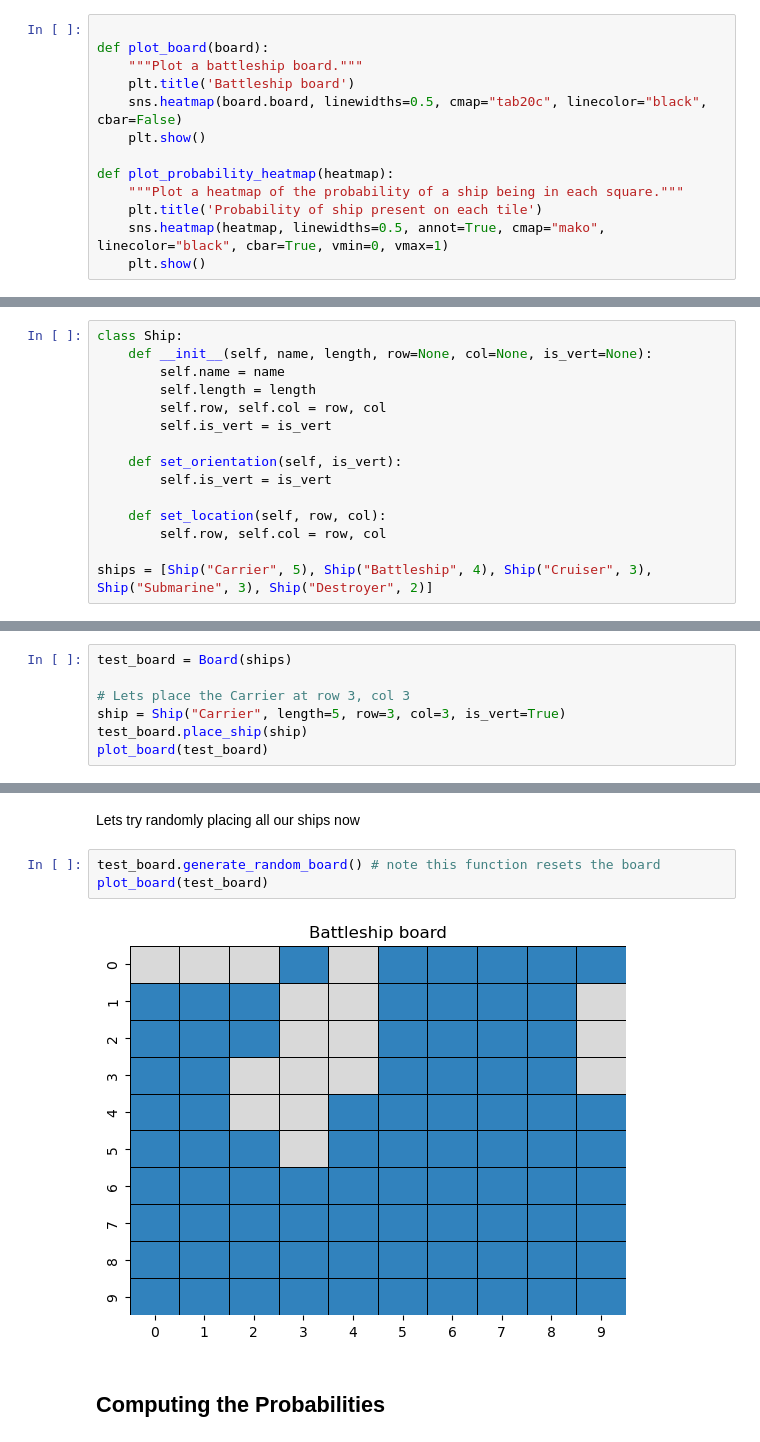
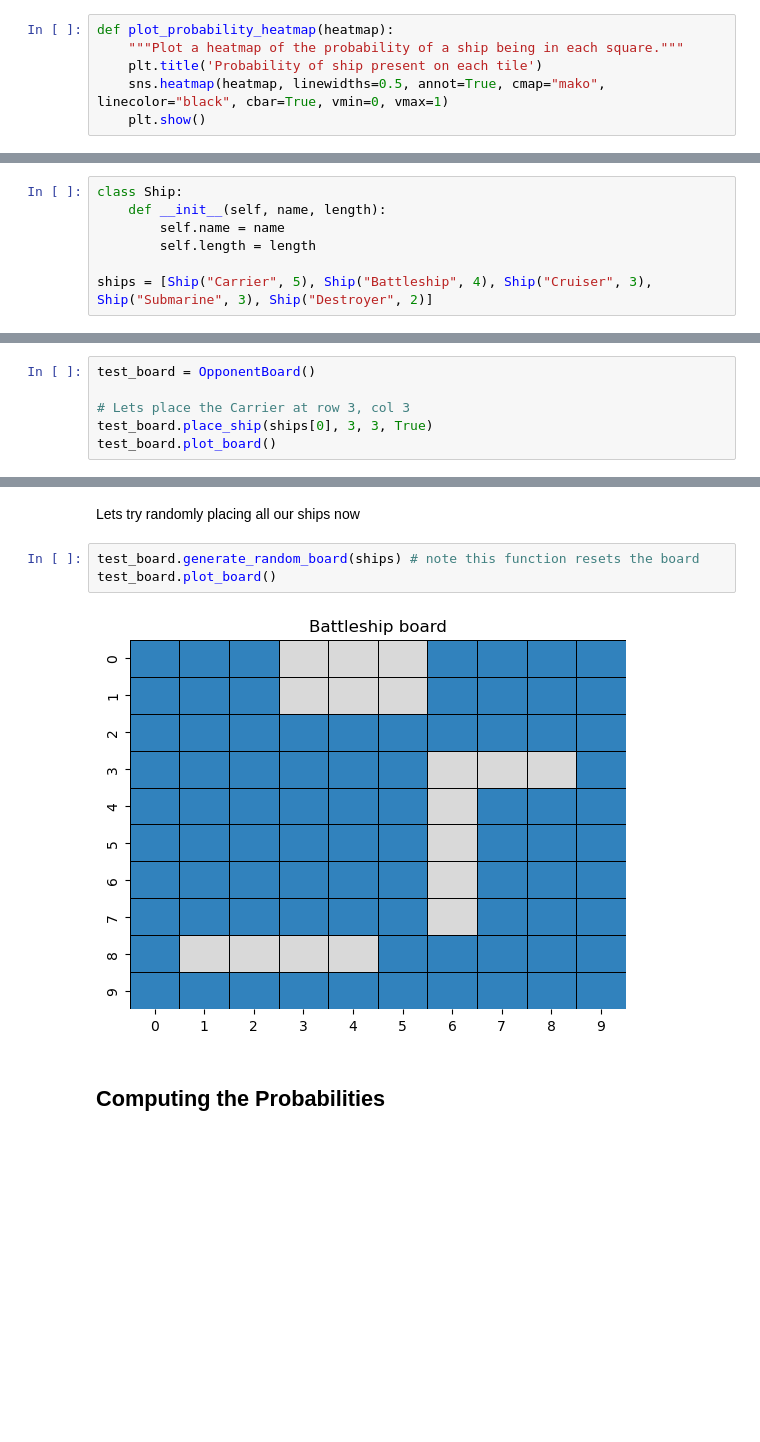
Before and after one commit to damienbose/battleship_analysis, a Jupyter notebook: battleship.ipynb, the cells around one changed output, grey strips where cells are left out. Cells and saved outputs as stored; diff of their text form; blank space fills up the shorter version.

Commit message:
Done opponent board

```diff
--- a/battleship.ipynb
+++ b/battleship.ipynb
@@ -14,13 +14,6 @@ random.seed(42)
 import seaborn as sns
 import matplotlib.pylab as plt
 # %%
-
-def plot_board(board):
-    """Plot a battleship board."""
-    plt.title('Battleship board')
-    sns.heatmap(board.board, linewidths=0.5, cmap="tab20c", linecolor="black", cbar=False)
-    plt.show()
-
 def plot_probability_heatmap(heatmap):
     """Plot a heatmap of the probability of a ship being in each square."""
     plt.title('Probability of ship present on each tile')
@@ -115,37 +100,28 @@ class Board:
 We then have 5 types of ships: Carried, Battleship, Cruiser, Submarine and Destroyer. These have length 5, 4, 3, 3 and 2 respectively.
 # %%
 class Ship:
-    def __init__(self, name, length, row=None, col=None, is_vert=None):
+    def __init__(self, name, length):
         self.name = name
         self.length = length
-        self.row, self.col = row, col
-        self.is_vert = is_vert
-
-    def set_orientation(self, is_vert):
-        self.is_vert = is_vert
-
-    def set_location(self, row, col):
-        self.row, self.col = row, col
 
 ships = [Ship("Carrier", 5), Ship("Battleship", 4), Ship("Cruiser", 3), Ship("Submarine", 3), Ship("Destroyer", 2)]
 # %% [markdown]
 We can now initialise a new board and place a ship
 # %%
-test_board = Board(ships)
+test_board = OpponentBoard()
 
 # Lets place the Carrier at row 3, col 3
-ship = Ship("Carrier", length=5, row=3, col=3, is_vert=True)
-test_board.place_ship(ship)
-plot_board(test_board)
+test_board.place_ship(ships[0], 3, 3, True)
+test_board.plot_board()
 # %% [output]
 [figure]
 # %% [markdown]
 Lets try randomly placing all our ships now
 # %%
-test_board.generate_random_board() # note this function resets the board
-plot_board(test_board)
+test_board.generate_random_board(ships) # note this function resets the board
+test_board.plot_board()
 # %% [output]
-[figure, old version]
+[figure, new version]
 # %% [markdown]
 ## Computing the Probabilities
 # %% [markdown]
```
Also changed, not shown: parts of 11 cells of this notebook.
